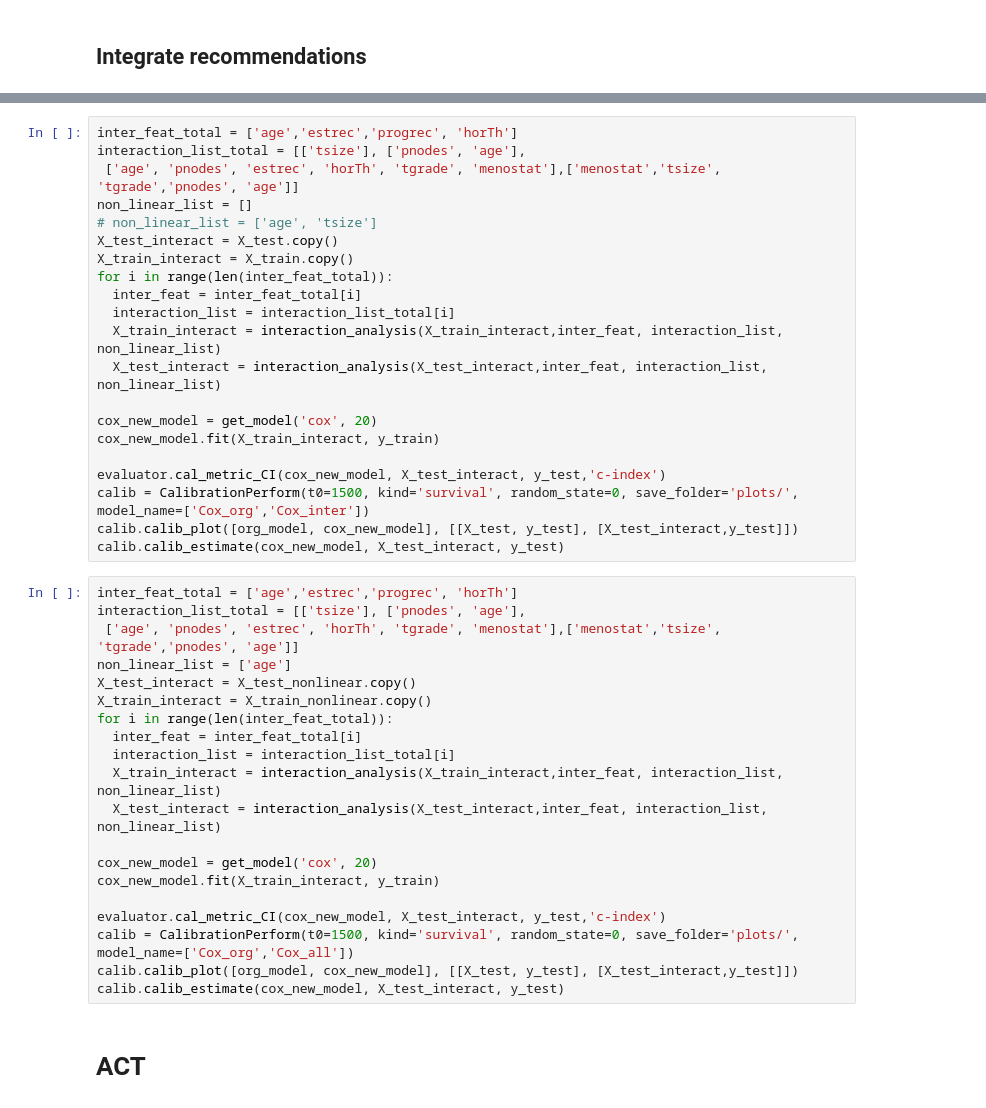
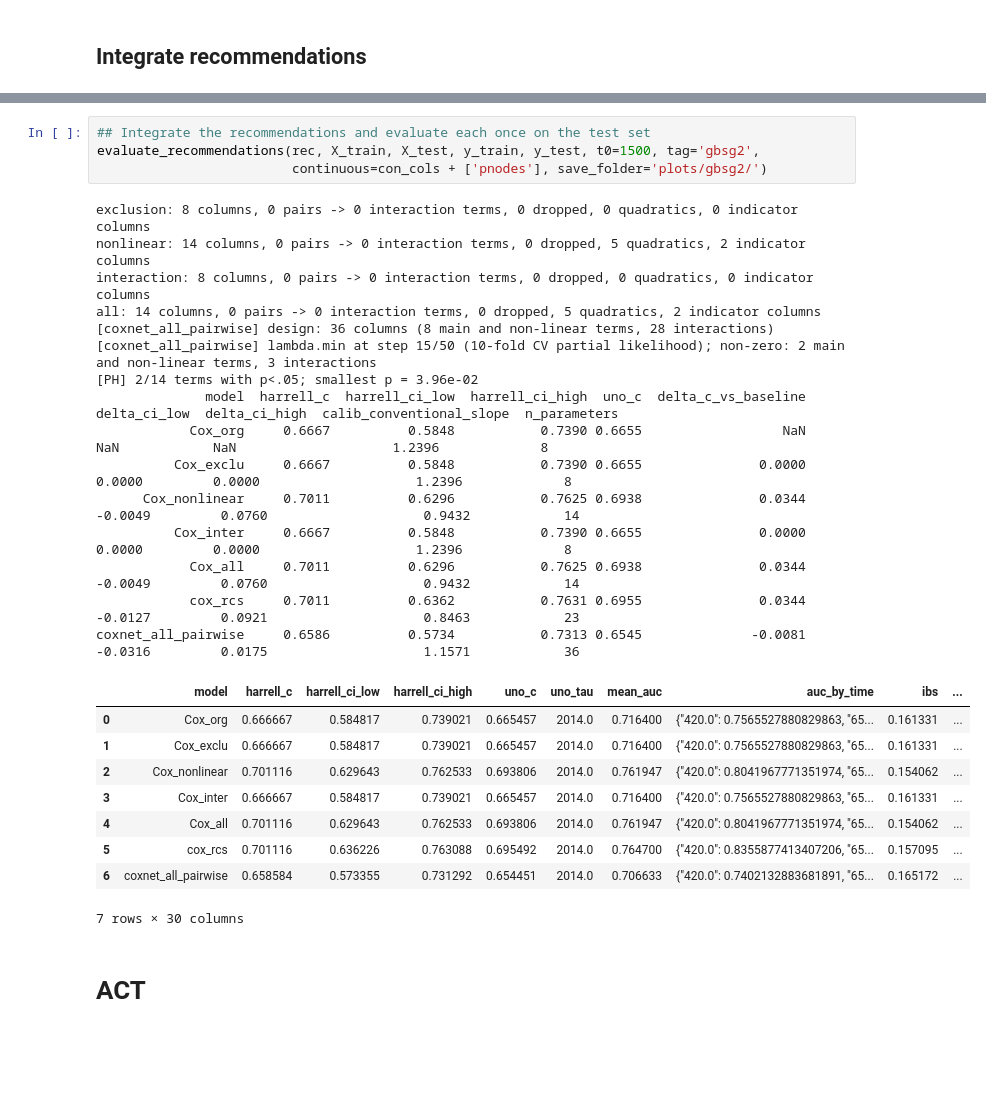
Before and after one commit to CHAI-UK/XAI-insight-discovery, a Jupyter notebook: demo.ipynb, the cells around one changed output, grey strips where cells are left out. Saved outputs shown, nothing was run; the diff lists cells and outputs as text; blank space fills up the shorter version.

```diff
--- a/demo.ipynb
+++ b/demo.ipynb
@@ -855,43 +137,31 @@ calib.calib_estimate(cox_new_model, X_test_nonlinear, y_test)
-# %%
-inter_feat_total = ['age','estrec','progrec', 'horTh']
-interaction_list_total = [['tsize'], ['pnodes', 'age'],
- ['age', 'pnodes', 'estrec', 'horTh', 'tgrade', 'menostat'],['menostat','tsize', 'tgrade','pnodes', 'age']]
-non_linear_list = []
-# non_linear_list = ['age', 'tsize']
-X_test_interact = X_test.copy()
-X_train_interact = X_train.copy()
-for i in range(len(inter_feat_total)):
-  inter_feat = inter_feat_total[i]
-  interaction_list = interaction_list_total[i]
-  X_train_interact = interaction_analysis(X_train_interact,inter_feat, interaction_list, non_linear_list)
-  X_test_interact = interaction_analysis(X_test_interact,inter_feat, interaction_list, non_linear_list)
-
-cox_new_model = get_model('cox', 20)
-cox_new_model.fit(X_train_interact, y_train)
-
-evaluator.cal_metric_CI(cox_new_model, X_test_interact, y_test,'c-index')
-calib = CalibrationPerform(t0=1500, kind='survival', random_state=0, save_folder='plots/', model_name=['Cox_org','Cox_inter'])
-calib.calib_plot([org_model, cox_new_model], [[X_test, y_test], [X_test_interact,y_test]])
-calib.calib_estimate(cox_new_model, X_test_interact, y_test)
-# %%
-inter_feat_total = ['age','estrec','progrec', 'horTh']
-interaction_list_total = [['tsize'], ['pnodes', 'age'],
- ['age', 'pnodes', 'estrec', 'horTh', 'tgrade', 'menostat'],['menostat','tsize', 'tgrade','pnodes', 'age']]
-non_linear_list = ['age']
-X_test_interact = X_test_nonlinear.copy()
-X_train_interact = X_train_nonlinear.copy()
-for i in range(len(inter_feat_total)):
-  inter_feat = inter_feat_total[i]
-  interaction_list = interaction_list_total[i]
-  X_train_interact = interaction_analysis(X_train_interact,inter_feat, interaction_list, non_linear_list)
-  X_test_interact = interaction_analysis(X_test_interact,inter_feat, interaction_list, non_linear_list)
-
-cox_new_model = get_model('cox', 20)
-cox_new_model.fit(X_train_interact, y_train)
-
-evaluator.cal_metric_CI(cox_new_model, X_test_interact, y_test,'c-index')
-calib = CalibrationPerform(t0=1500, kind='survival', random_state=0, save_folder='plots/', model_name=['Cox_org','Cox_all'])
-calib.calib_plot([org_model, cox_new_model], [[X_test, y_test], [X_test_interact,y_test]])
-calib.calib_estimate(cox_new_model, X_test_interact, y_test)
+# %%
+## Integrate the recommendations and evaluate each once on the test set
+evaluate_recommendations(rec, X_train, X_test, y_train, y_test, t0=1500, tag='gbsg2',
+                         continuous=con_cols + ['pnodes'], save_folder='plots/gbsg2/')
+# %% [output]
+exclusion: 8 columns, 0 pairs -> 0 interaction terms, 0 dropped, 0 quadratics, 0 indicator columns
+nonlinear: 14 columns, 0 pairs -> 0 interaction terms, 0 dropped, 5 quadratics, 2 indicator columns
+interaction: 8 columns, 0 pairs -> 0 interaction terms, 0 dropped, 0 quadratics, 0 indicator columns
+all: 14 columns, 0 pairs -> 0 interaction terms, 0 dropped, 5 quadratics, 2 indicator columns
+[coxnet_all_pairwise] design: 36 columns (8 main and non-linear terms, 28 interactions)
+[coxnet_all_pairwise] lambda.min at step 15/50 (10-fold CV partial likelihood); non-zero: 2 main and non-linear terms, 3 interactions
+[PH] 2/14 terms with p<.05; smallest p = 3.96e-02
+              model  harrell_c  harrell_ci_low  harrell_ci_high  uno_c  delta_c_vs_baseline  delta_ci_low  delta_ci_high  calib_conventional_slope  n_parameters
+            Cox_org     0.6667          0.5848           0.7390 0.6655                  NaN           NaN            NaN                    1.2396             8
+          Cox_exclu     0.6667          0.5848           0.7390 0.6655               0.0000        0.0000         0.0000                    1.2396             8
+      Cox_nonlinear     0.7011          0.6296           0.7625 0.6938               0.0344       -0.0049         0.0760                    0.9432            14
+          Cox_inter     0.6667          0.5848           0.7390 0.6655               0.0000        0.0000         0.0000                    1.2396             8
+            Cox_all     0.7011          0.6296           0.7625 0.6938               0.0344       -0.0049         0.0760                    0.9432            14
+            cox_rcs     0.7011          0.6362           0.7631 0.6955               0.0344       -0.0127         0.0921                    0.8463            23
+coxnet_all_pairwise     0.6586          0.5734           0.7313 0.6545              -0.0081       -0.0316         0.0175                    1.1571            36
+|  | model | harrell_c | harrell_ci_low | harrell_ci_high | uno_c | uno_tau | mean_auc | auc_by_time | ibs | ... |
+| 0 | Cox_org | 0.666667 | 0.584817 | 0.739021 | 0.665457 | 2014.0 | 0.716400 | {"420.0": 0.7565527880829863, "65... | 0.161331 | ... |
+| 1 | Cox_exclu | 0.666667 | 0.584817 | 0.739021 | 0.665457 | 2014.0 | 0.716400 | {"420.0": 0.7565527880829863, "65... | 0.161331 | ... |
+| 2 | Cox_nonlinear | 0.701116 | 0.629643 | 0.762533 | 0.693806 | 2014.0 | 0.761947 | {"420.0": 0.8041967771351974, "65... | 0.154062 | ... |
+| 3 | Cox_inter | 0.666667 | 0.584817 | 0.739021 | 0.665457 | 2014.0 | 0.716400 | {"420.0": 0.7565527880829863, "65... | 0.161331 | ... |
+| 4 | Cox_all | 0.701116 | 0.629643 | 0.762533 | 0.693806 | 2014.0 | 0.761947 | {"420.0": 0.8041967771351974, "65... | 0.154062 | ... |
+| 5 | cox_rcs | 0.701116 | 0.636226 | 0.763088 | 0.695492 | 2014.0 | 0.764700 | {"420.0": 0.8355877413407206, "65... | 0.157095 | ... |
+| 6 | coxnet_all_pairwise | 0.658584 | 0.573355 | 0.731292 | 0.654451 | 2014.0 | 0.706633 | {"420.0": 0.7402132883681891, "65... | 0.165172 | ... |
+7 rows × 30 columns
 # %% [markdown]
 # ACT
```
Also changed, not shown: parts of 65 cells of this notebook, 14 other files.
